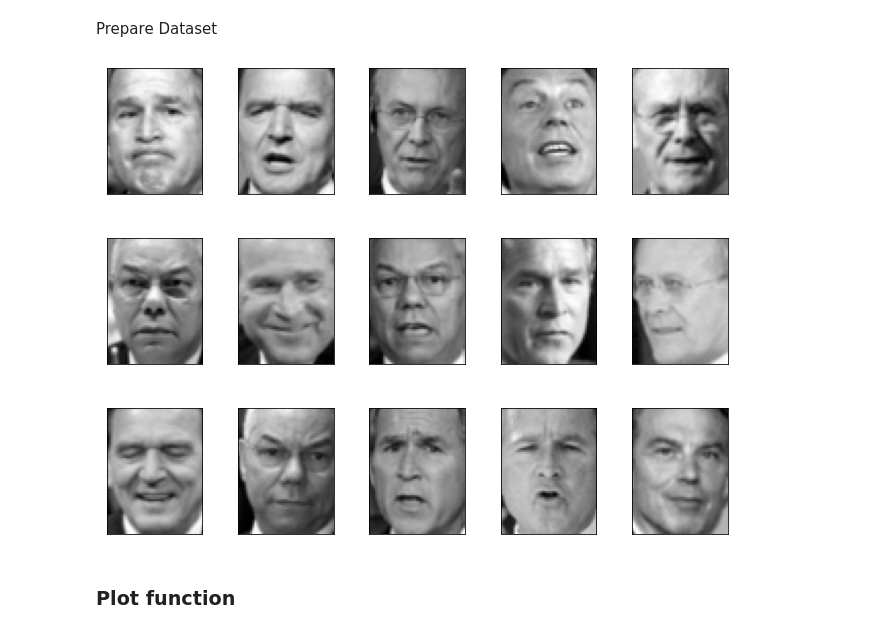
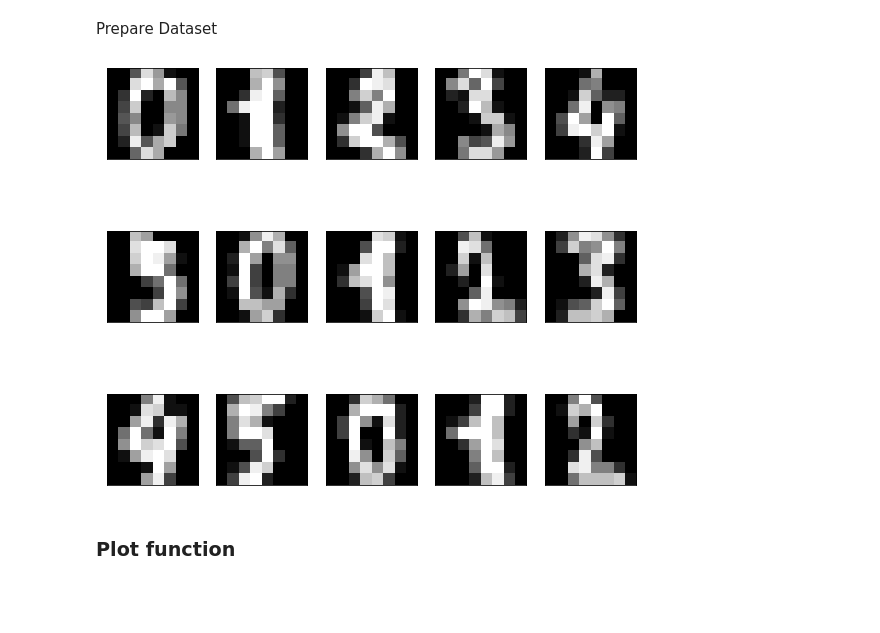
Before and after one commit to poojashreeNS/Dimensionality_Reduction, a Jupyter notebook: Dimensionality_Reduction.ipynb, the cells around one changed output. Saved outputs shown, nothing was run; the diff lists cells and outputs as text; code cells hidden in the pictures; blank space fills up the shorter version.

```diff
--- a/Dimensionality_Reduction.ipynb
+++ b/Dimensionality_Reduction.ipynb
@@ -217,22 +263,25 @@ plot_3d(X_reduced[:, 0], X_reduced[:, 1], X_reduced[:, 2])
 # %% [markdown]
 Prepare Dataset
 # %%
-from sklearn.datasets import fetch_lfw_people
-faces = fetch_lfw_people(min_faces_per_person = 100)
+#from sklearn.datasets import fetch_lfw_people
+from sklearn.datasets import load_digits
+#faces = fetch_lfw_people(min_faces_per_person = 100)
+faces = load_digits(n_class=6)
 
 def plot_gallery(images, n_row=3, n_col=5):
     """Helper function to plot a gallery of portraits"""
-    plt.figure(figsize=(1.8 * n_col, 2.4 * n_row))
+    plt.figure(figsize=(1.5 * n_col, 2.3 * n_row))
     plt.subplots_adjust(bottom=0, left=0.01, right=0.99, top=0.90, hspace=0.35)
     for i in range(n_row * n_col):
         plt.subplot(n_row, n_col, i + 1)
-        plt.imshow(images[i].reshape((62, 47)), cmap=plt.cm.gray)
+        plt.imshow(images[i], cmap=plt.cm.gray) #.reshape((62, 47))
         plt.xticks(())
         plt.yticks(())
 
+#plot_gallery(faces.images)
 plot_gallery(faces.images)
 # %% [output]
-[figure, old version]
+[figure, new version]
 # %% [markdown]
 ### **Plot function**
 # %%
```
Also changed, not shown: parts of 19 cells of this notebook.
